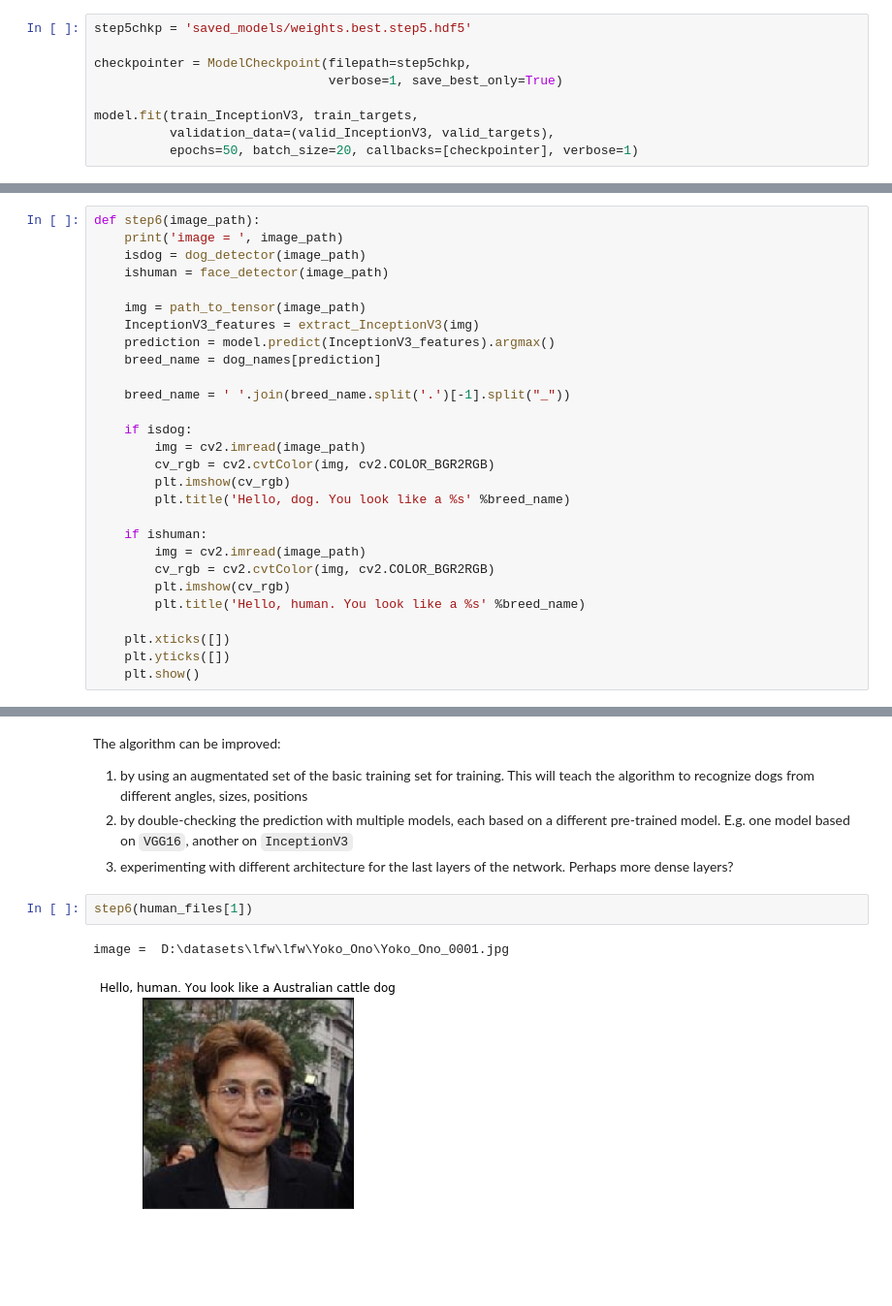
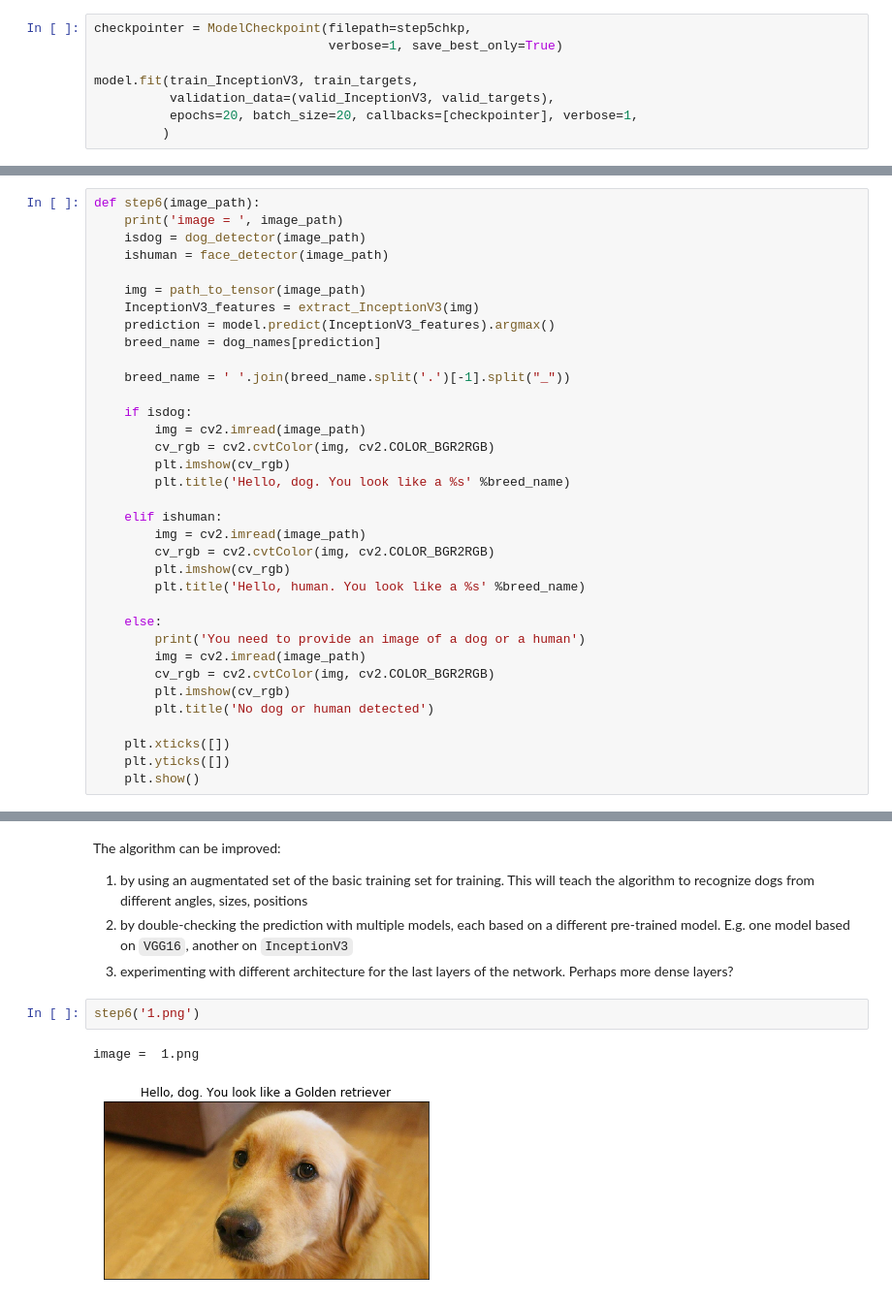
Before and after one commit to cristianmtr/dog-project, a Jupyter notebook: dog_app.ipynb, the cells around one changed output, grey strips where cells are left out. Shown at 97% size. Drawn from its saved outputs; the diff is of its cells as text; blank space fills up the shorter version.

```diff
--- a/dog_app.ipynb
+++ b/dog_app.ipynb
@@ -661,11 +668,10 @@ You are welcome to [augment the training data](https://blog.keras.io/building-po
 # %%
-step5chkp = 'saved_models/weights.best.step5.hdf5'
-
 checkpointer = ModelCheckpoint(filepath=step5chkp,
                                verbose=1, save_best_only=True)
 
 model.fit(train_InceptionV3, train_targets,
           validation_data=(valid_InceptionV3, valid_targets),
-          epochs=50, batch_size=20, callbacks=[checkpointer], verbose=1)
+          epochs=20, batch_size=20, callbacks=[checkpointer], verbose=1,
+         )
 # %% [output]
 Train on 6680 samples, validate on 835 samples
@@ -818,12 +824,19 @@ def step6(image_path):
         plt.imshow(cv_rgb)
         plt.title('Hello, dog. You look like a %s' %breed_name)
 
-    if ishuman:
+    elif ishuman:
         img = cv2.imread(image_path)
         cv_rgb = cv2.cvtColor(img, cv2.COLOR_BGR2RGB)
         plt.imshow(cv_rgb)
         plt.title('Hello, human. You look like a %s' %breed_name)
 
+    else:
+        print('You need to provide an image of a dog or a human')
+        img = cv2.imread(image_path)
+        cv_rgb = cv2.cvtColor(img, cv2.COLOR_BGR2RGB)
+        plt.imshow(cv_rgb)
+        plt.title('No dog or human detected')
+
     plt.xticks([])
     plt.yticks([])
     plt.show()
@@ -850,7 +863,7 @@ The algorithm can be improved:
 1. by double-checking the prediction with multiple models, each based on a different pre-trained model. E.g. one model based on `VGG16`, another on `InceptionV3`
 1. experimenting with different architecture for the last layers of the network. Perhaps more dense layers?
 # %%
-step6(human_files[1])
+step6('1.png')
 # %% [output]
-image =  D:\datasets\lfw\lfw\Yoko_Ono\Yoko_Ono_0001.jpg
+image =  1.png
-[figure, old version]
+[figure, new version]
```
Also changed, not shown: parts of 50 cells of this notebook, 15 other files.
